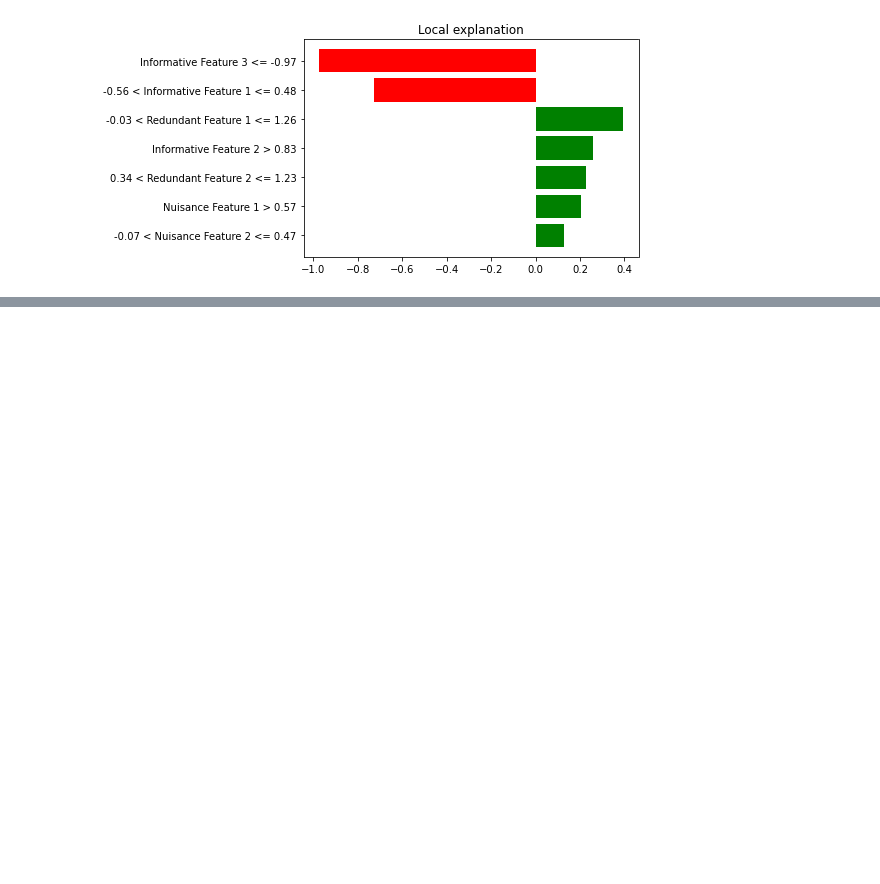
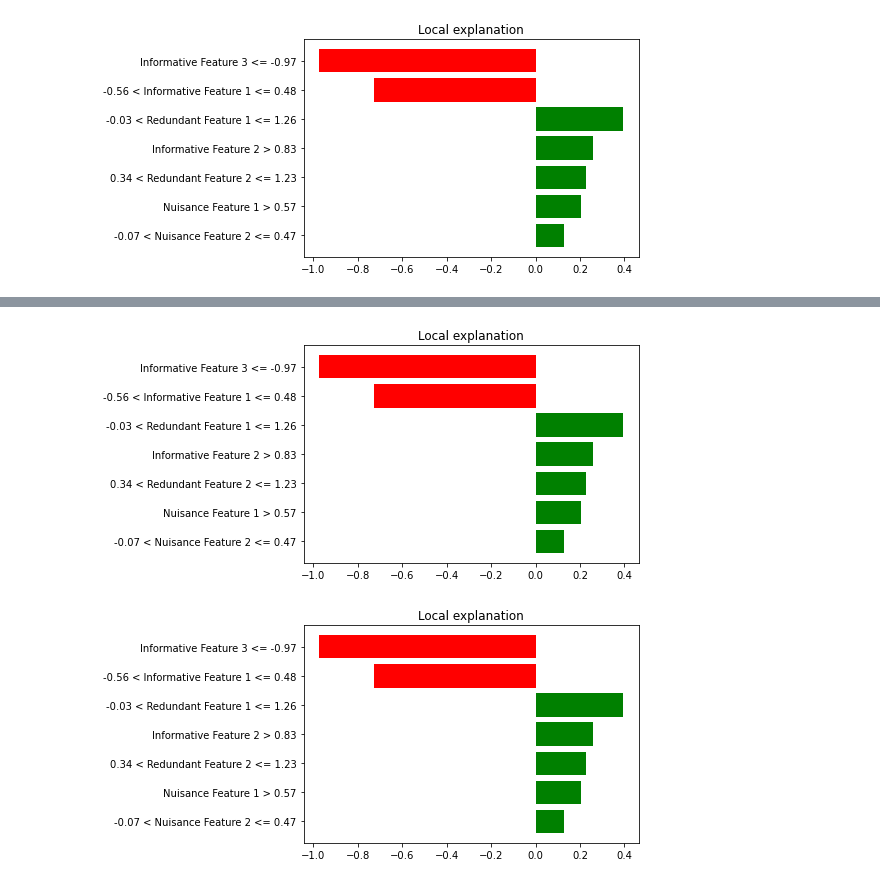
Before and after one commit to arjunnyu/vismlproject, a Jupyter notebook: data_generation/explanation_through_lime.ipynb, the cells around one changed output, grey strips where cells are left out. Saved outputs shown, nothing was run; the diff lists cells and outputs as text; code cells hidden in the pictures; blank space fills up the shorter version.

```diff
--- a/data_generation/explanation_through_lime.ipynb
+++ b/data_generation/explanation_through_lime.ipynb
@@ -139,0 +166,6 @@ example_explanation_nnr.as_pyplot_figure()
+# %%
+# RANDOM FOREST REGRESSOR
+example_explanation_rfr.as_pyplot_figure()
+# %% [output]
+[figure, added]
+[figure, added]
```
Also changed, not shown: parts of 8 cells of this notebook, 4 other files.
